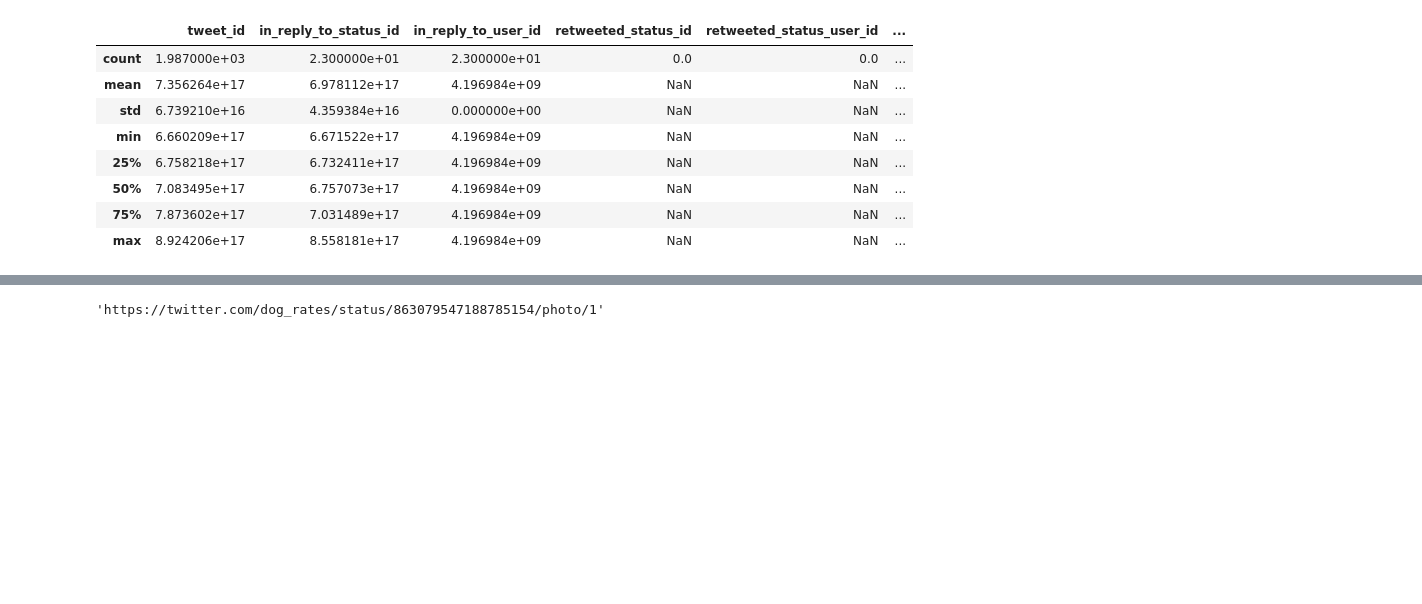
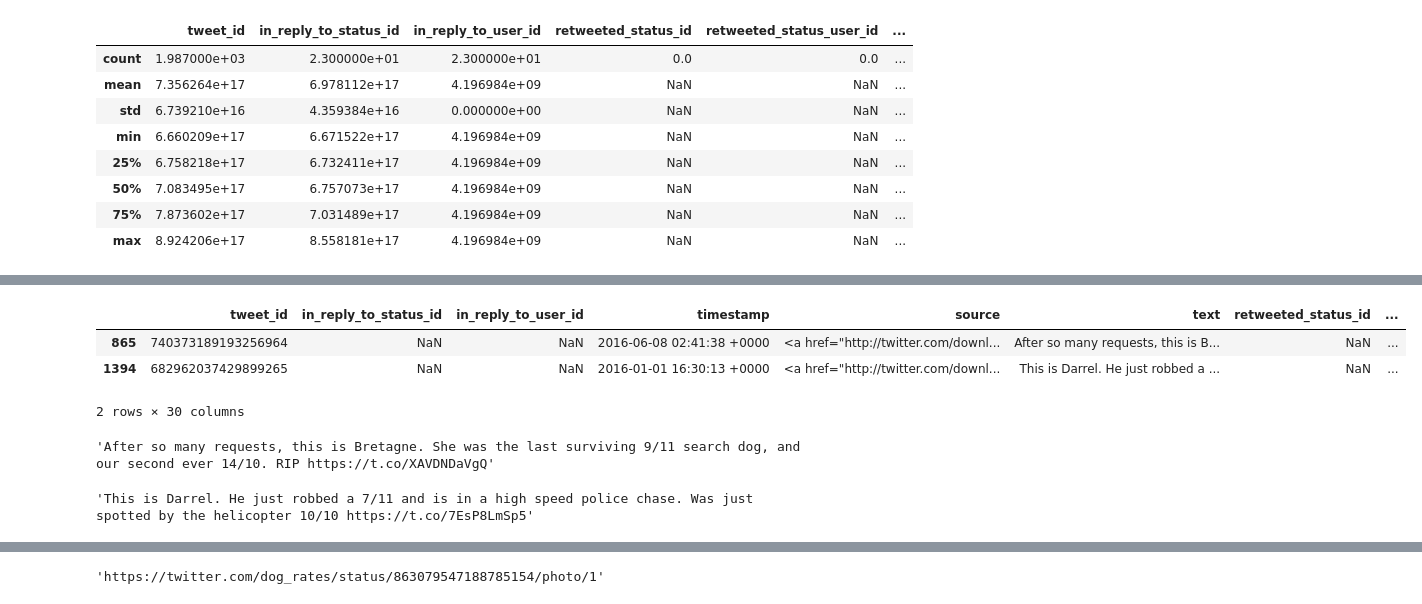
Before and after one commit to xiaohuach/UdacityProject-WrangleAnalyzeData, a Jupyter notebook: wrangle_act.ipynb, the cells around one changed output, grey strips where cells are left out. Drawn from its saved outputs; the diff is of its cells as text; code cells hidden in the pictures; blank space fills up the shorter version.

```diff
--- a/wrangle_act.ipynb
+++ b/wrangle_act.ipynb
@@ -271,0 +535,11 @@ df.drop(columns = ['retweeted_status_id', 'retweeted_status_user_id', 'retweeted
+# %%
+df[df.rating_denominator ==11]
+# %% [output]
+|  | tweet_id | in_reply_to_status_id | in_reply_to_user_id | timestamp | source | text | retweeted_status_id | ... |
+| 865 | 740373189193256964 | NaN | NaN | 2016-06-08 02:41:38 +0000 | <a href="http://twitter.com/downl... | After so many requests, this is B... | NaN | ... |
+| 1394 | 682962037429899265 | NaN | NaN | 2016-01-01 16:30:13 +0000 | <a href="http://twitter.com/downl... | This is Darrel. He just robbed a ... | NaN | ... |
+2 rows × 30 columns
+# %%
+df.loc[865,'text'] # it's 14/10
+# %% [output]
+'After so many requests, this is Bretagne. She was the last surviving 9/11 search dog, and our second ever 14/10. RIP https://t.co/XAVDNDaVgQ'
@@ -271,0 +548,4 @@ df.drop(columns = ['retweeted_status_id', 'retweeted_status_user_id', 'retweeted
+# %%
+df.loc[1394,'text'] # it's 10/10
+# %% [output]
+'This is Darrel. He just robbed a 7/11 and is in a high speed police chase. Was just spotted by the helicopter 10/10 https://t.co/7EsP8LmSp5'
```
Also changed, not shown: parts of 184 cells of this notebook.
